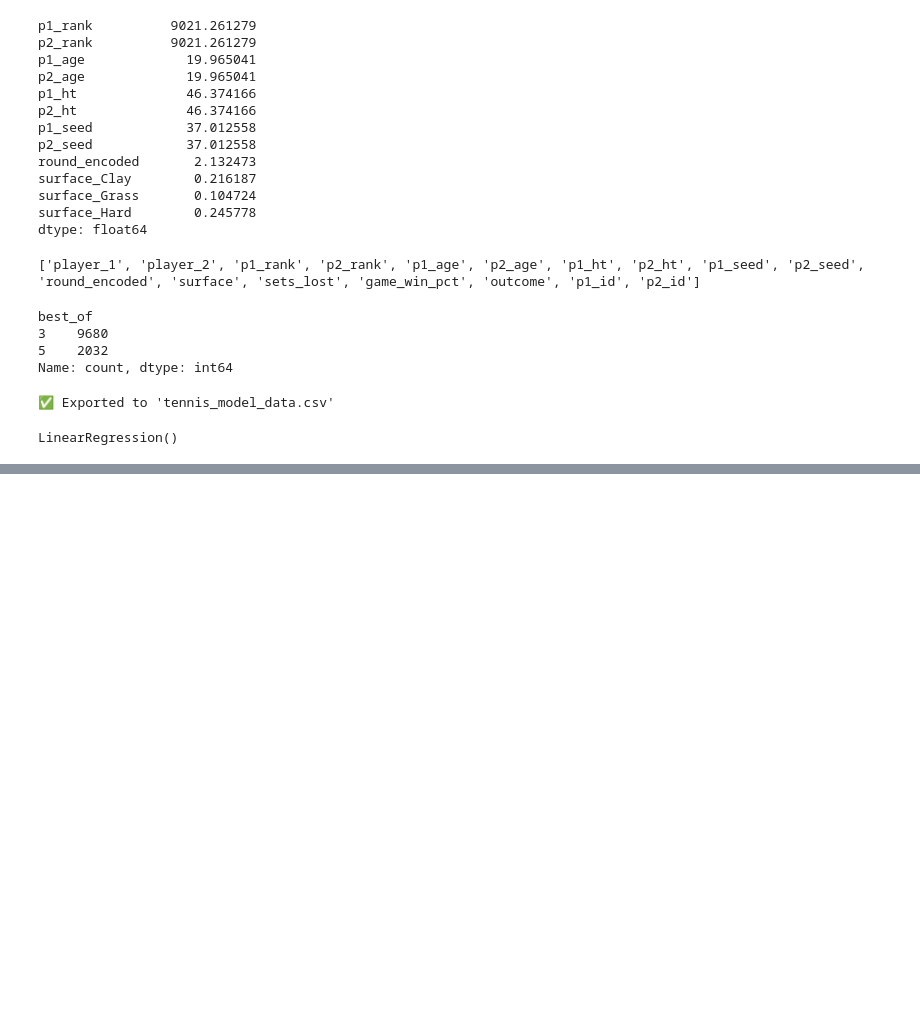
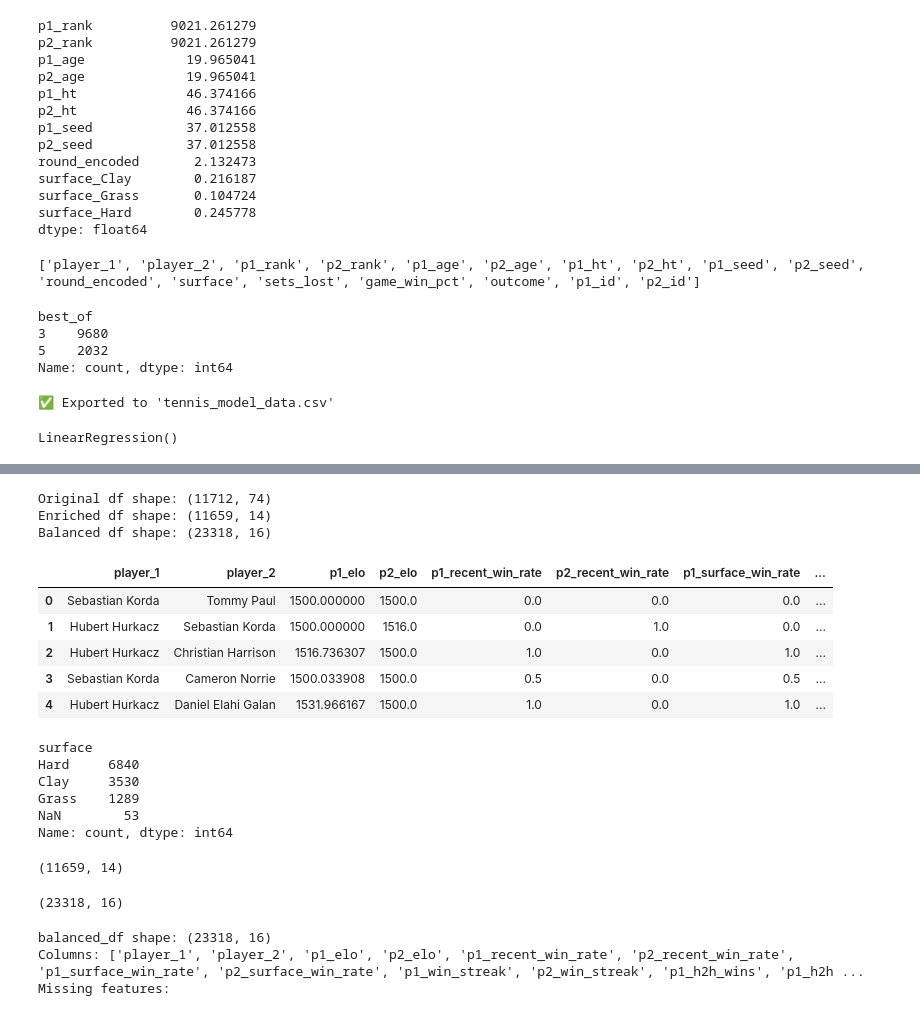
Before and after one commit to meliasean/tennis-match-predictor, a Jupyter notebook: Tennis_Match_Predictor.ipynb, the cells around one changed output, grey strips where cells are left out. Cells and saved outputs as stored; diff of their text form; code cells hidden in the pictures; blank space fills up the shorter version.

```diff
--- a/Tennis_Match_Predictor.ipynb
+++ b/Tennis_Match_Predictor.ipynb
@@ -1270,14 +1236,0 @@ def generate_match_features(row, player_profiles):
-# %%
-feature_rows = []
-
-for idx, row in df_symmetric.iterrows():
-    p1 = row['player_1']
-    p2 = row['player_2']
-    surface = row['surface']
-
-    # Skip rows with missing player or surface info
-    if pd.isna(surface) or p1 not in player_profiles or p2 not in player_profiles:
-        continue
-
-    features = generate_match_features(row, player_profiles)
-    feature_rows.append(features)
@@ -1434,0 +1823,35 @@ plt.show()
+# %%
+print("Original df shape:", df.shape)
+print("Enriched df shape:", enriched_df.shape)
+print("Balanced df shape:", balanced_df.shape)
+# %% [output]
+Original df shape: (11712, 74)
+Enriched df shape: (11659, 14)
+Balanced df shape: (23318, 16)
+# %%
+enriched_df.head()
+# %% [output]
+|  | player_1 | player_2 | p1_elo | p2_elo | p1_recent_win_rate | p2_recent_win_rate | p1_surface_win_rate | ... |
+| 0 | Sebastian Korda | Tommy Paul | 1500.000000 | 1500.0 | 0.0 | 0.0 | 0.0 | ... |
+| 1 | Hubert Hurkacz | Sebastian Korda | 1500.000000 | 1516.0 | 0.0 | 1.0 | 0.0 | ... |
+| 2 | Hubert Hurkacz | Christian Harrison | 1516.736307 | 1500.0 | 1.0 | 0.0 | 1.0 | ... |
+| 3 | Sebastian Korda | Cameron Norrie | 1500.033908 | 1500.0 | 0.5 | 0.0 | 0.5 | ... |
+| 4 | Hubert Hurkacz | Daniel Elahi Galan | 1531.966167 | 1500.0 | 1.0 | 0.0 | 1.0 | ... |
+# %%
+df['surface'].value_counts(dropna=False)
+# %% [output]
+surface
+Hard     6840
+Clay     3530
+Grass    1289
+NaN        53
+Name: count, dtype: int64
+# %%
+enriched_df.shape
+# %% [output]
+(11659, 14)
+# %%
+balanced_df = make_symmetric_dataset(enriched_df)
+print(balanced_df.shape)
+# %% [output]
+(23318, 16)
@@ -1434,0 +2031,21 @@ plt.show()
+# %%
+print("balanced_df shape:", balanced_df.shape)
+print("Columns:", balanced_df.columns.tolist())
+
+# Show feature names expected
+model_features = [
+    'p1_elo', 'p2_elo',
+    'p1_recent_win_rate', 'p2_recent_win_rate',
+    'p1_surface_win_rate', 'p2_surface_win_rate',
+    'p1_win_streak', 'p2_win_streak',
+    'p1_h2h_wins', 'p1_h2h_losses',
+    'p2_h2h_wins', 'p2_h2h_losses'
+]
+print("Missing features:")
+for f in model_features:
+    if f not in balanced_df.columns:
+        print("-", f)
+# %% [output]
+balanced_df shape: (23318, 16)
+Columns: ['player_1', 'player_2', 'p1_elo', 'p2_elo', 'p1_recent_win_rate', 'p2_recent_win_rate', 'p1_surface_win_rate', 'p2_surface_win_rate', 'p1_win_streak', 'p2_win_streak', 'p1_h2h_wins', 'p1_h2h ...
+Missing features:
```
Also changed, not shown: parts of 42 cells of this notebook, 3 other files.
